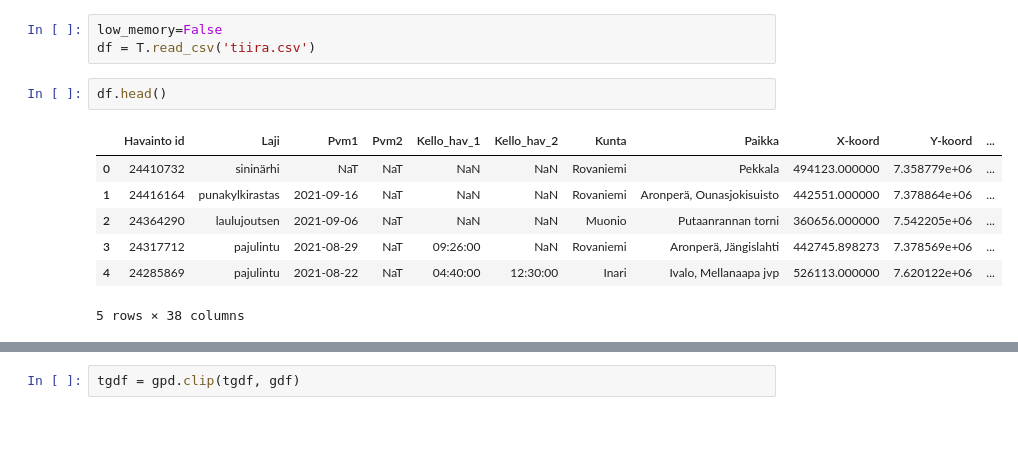
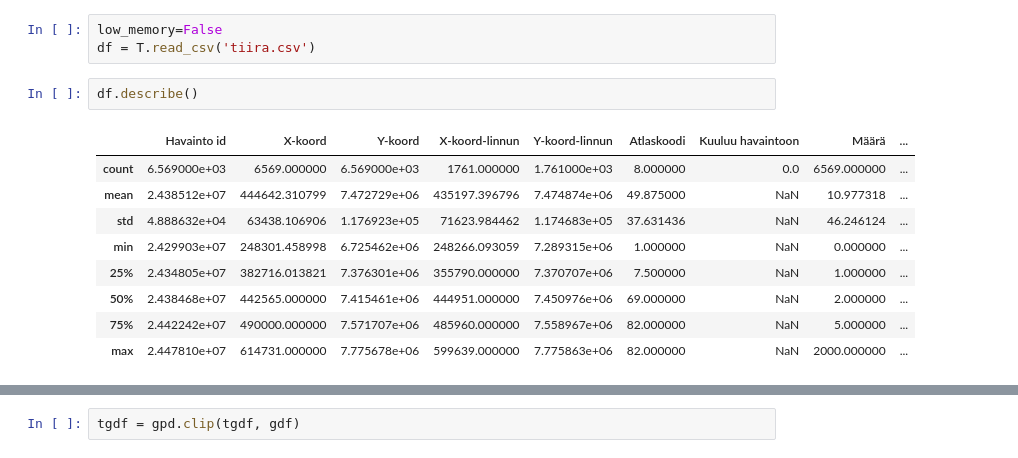
Before and after one commit to anttiruonakoski/tiira-report, a Jupyter notebook: lly-boundaries.ipynb, the cells around one changed output, grey strips where cells are left out. Drawn from its saved outputs; the diff is of its cells as text; blank space fills up the shorter version.

```diff
--- a/lly-boundaries.ipynb
+++ b/lly-boundaries.ipynb
@@ -30,15 +31,17 @@ gdf.bounds
 low_memory=False
 df = T.read_csv('tiira.csv')
 # %%
-df.head()
+df.describe()
 # %% [output]
-|  | Havainto id | Laji | Pvm1 | Pvm2 | Kello_hav_1 | Kello_hav_2 | Kunta | Paikka | X-koord | Y-koord | ... |
-| 0 | 24410732 | sininärhi | NaT | NaT | NaN | NaN | Rovaniemi | Pekkala | 494123.000000 | 7.358779e+06 | ... |
-| 1 | 24416164 | punakylkirastas | 2021-09-16 | NaT | NaN | NaN | Rovaniemi | Aronperä, Ounasjokisuisto | 442551.000000 | 7.378864e+06 | ... |
-| 2 | 24364290 | laulujoutsen | 2021-09-06 | NaT | NaN | NaN | Muonio | Putaanrannan torni | 360656.000000 | 7.542205e+06 | ... |
-| 3 | 24317712 | pajulintu | 2021-08-29 | NaT | 09:26:00 | NaN | Rovaniemi | Aronperä, Jängislahti | 442745.898273 | 7.378569e+06 | ... |
-| 4 | 24285869 | pajulintu | 2021-08-22 | NaT | 04:40:00 | 12:30:00 | Inari | Ivalo, Mellanaapa jvp | 526113.000000 | 7.620122e+06 | ... |
+|  | Havainto id | X-koord | Y-koord | X-koord-linnun | Y-koord-linnun | Atlaskoodi | Kuuluu havaintoon | Määrä | ... |
+| count | 6.569000e+03 | 6569.000000 | 6.569000e+03 | 1761.000000 | 1.761000e+03 | 8.000000 | 0.0 | 6569.000000 | ... |
+| mean | 2.438512e+07 | 444642.310799 | 7.472729e+06 | 435197.396796 | 7.474874e+06 | 49.875000 | NaN | 10.977318 | ... |
+| std | 4.888632e+04 | 63438.106906 | 1.176923e+05 | 71623.984462 | 1.174683e+05 | 37.631436 | NaN | 46.246124 | ... |
+| min | 2.429903e+07 | 248301.458998 | 6.725462e+06 | 248266.093059 | 7.289315e+06 | 1.000000 | NaN | 0.000000 | ... |
+| 25% | 2.434805e+07 | 382716.013821 | 7.376301e+06 | 355790.000000 | 7.370707e+06 | 7.500000 | NaN | 1.000000 | ... |
+| 50% | 2.438468e+07 | 442565.000000 | 7.415461e+06 | 444951.000000 | 7.450976e+06 | 69.000000 | NaN | 2.000000 | ... |
+| 75% | 2.442242e+07 | 490000.000000 | 7.571707e+06 | 485960.000000 | 7.558967e+06 | 82.000000 | NaN | 5.000000 | ... |
+| max | 2.447810e+07 | 614731.000000 | 7.775678e+06 | 599639.000000 | 7.775863e+06 | 82.000000 | NaN | 2000.000000 | ... |
-5 rows × 38 columns
 # %%
 tgdf = T.addgeometries(df)
 tgdf.set_crs(epsg=3067, inplace=True)
```
Also changed, not shown: parts of 5 cells of this notebook.
